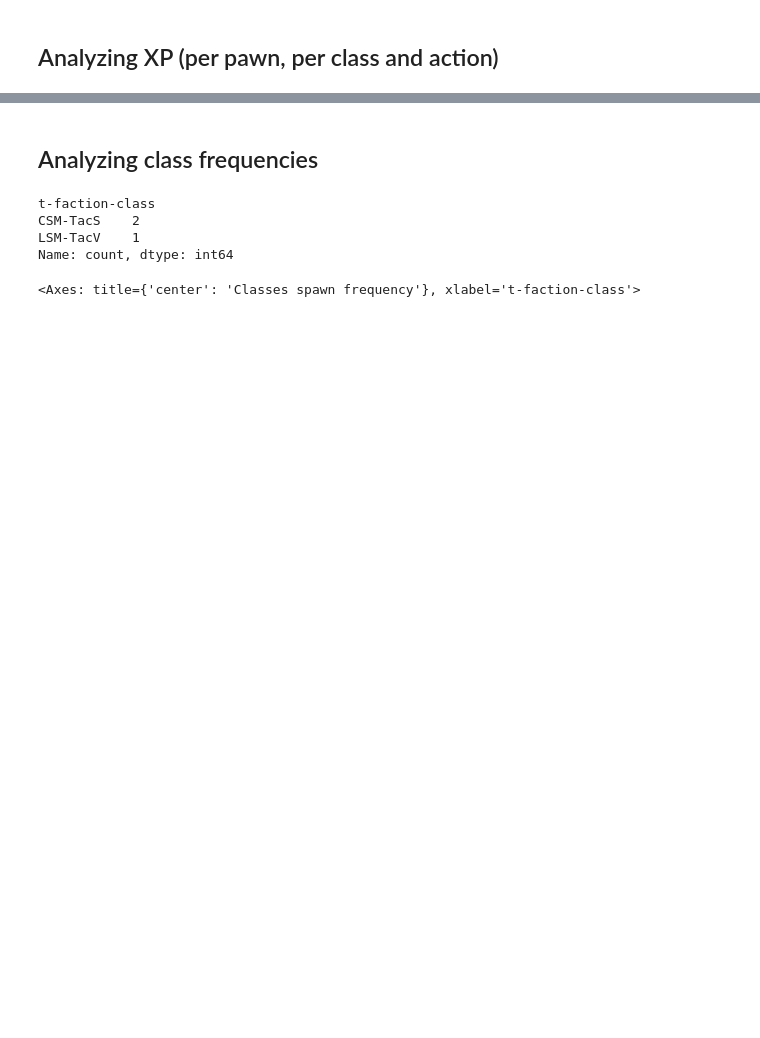
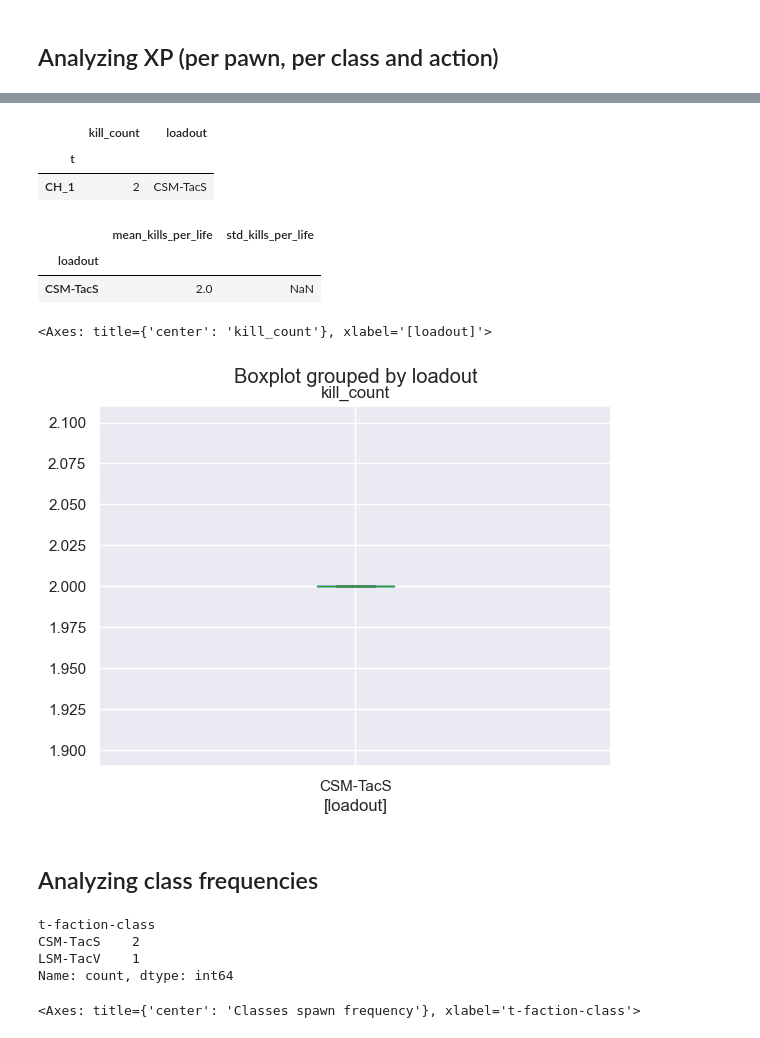
Before and after one commit to JediKnightChan/ECRTools, a Jupyter notebook: ecr-analytics/example/rawdata-analyzer.ipynb, the cells around one changed output, grey strips where cells are left out. Drawn from its saved outputs; the diff is of its cells as text; code cells hidden in the pictures; blank space fills up the shorter version.

```diff
--- a/ecr-analytics/example/rawdata-analyzer.ipynb
+++ b/ecr-analytics/example/rawdata-analyzer.ipynb
@@ -146,0 +155,3 @@ plt.show()
+# %%
+kills_df = xp_df[xp_df["action"] == "Enemy down"]
+kills_df
@@ -147,3 +162,29 @@ plt.show()
+# %%
+kills_per_pawn = kills_df.groupby(["t"]).agg(
+    kill_count=('t', 'count'),
+    loadout=('t-faction-class', 'first')
+)
+kills_per_pawn
+# %% [output]
+|  | kill_count | loadout |
+| t |  |  |
+| CH_1 | 2 | CSM-TacS |
+# %%
+kills_per_life_for_classes = kills_per_pawn.groupby("loadout").agg(
+    mean_kills_per_life=('kill_count', 'mean'),
+    std_kills_per_life=('kill_count', 'std')
+)
+kills_per_life_for_classes
+# %% [output]
+|  | mean_kills_per_life | std_kills_per_life |
+| loadout |  |  |
+| CSM-TacS | 2.0 | NaN |
+# %%
+kills_per_pawn.boxplot(by="loadout")
+# sns.violinplot(kills_per_pawn, y="count", x="loadout")
+# %% [output]
+<Axes: title={'center': 'kill_count'}, xlabel='[loadout]'>
+[figure, added]
 # %% [markdown]
 ## Analyzing class frequencies
 # %%
```
Also changed, not shown: parts of 13 cells of this notebook, 1 other file.
